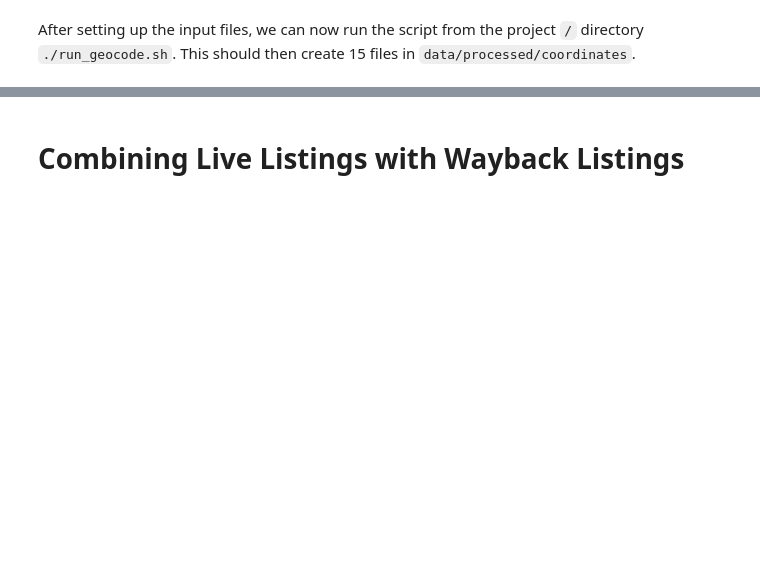
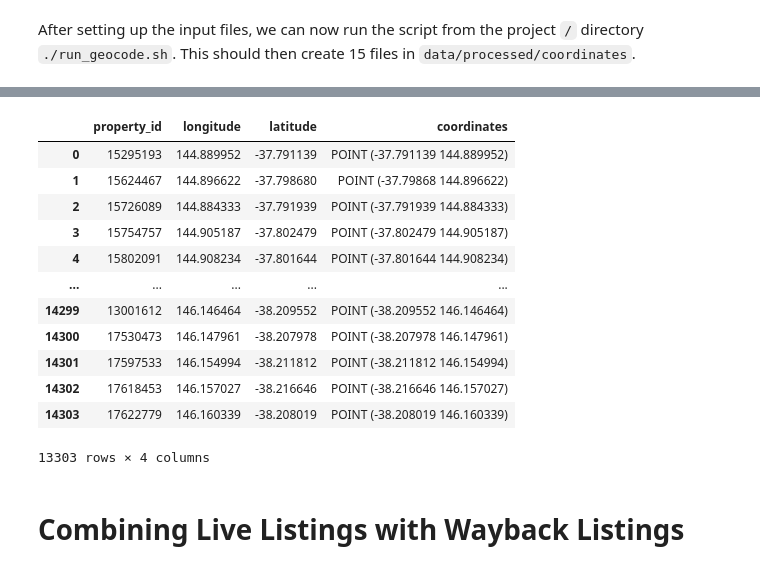
Before and after one commit to jackshee/real-estate-industry-project-public-version, a Jupyter notebook: notebooks/1_preprocess_wayback_listings.ipynb, the cells around one changed output, grey strips where cells are left out. Saved outputs shown, nothing was run; the diff lists cells and outputs as text; code cells hidden in the pictures; blank space fills up the shorter version.

```diff
--- a/notebooks/1_preprocess_wayback_listings.ipynb
+++ b/notebooks/1_preprocess_wayback_listings.ipynb
@@ -309,3 +310,23 @@ Output directory: ../data/raw/missing_coordinates
 Created 15 batch files
 # %% [markdown]
 After setting up the input files, we can now run the script from the project `/` directory `./run_geocode.sh`. This should then create 15 files in `data/processed/coordinates`.
+# %%
+# read in all the csv in data/processed/coordinates and stack into single dataframe
+df_coordinates = preprocessor.merge_batches("../data/processed/coordinates", pattern="batch_*.csv",verbose=True)
+
+# drop rows where geocode_success is False
+df_coordinates = df_coordinates[df_coordinates['geocode_success']]
+
+# drop the geocode_success column
+df_coordinates = df_coordinates.drop(columns=['geocode_success'])
+
+# drop the address column
+df_coordinates = df_coordinates.drop(columns=['address'])
+
+# fix the order of coordinates
+# convert longitude and latitude to Point
+df_coordinates['coordinates'] = df_coordinates.apply(lambda row: Point(row['latitude'], row['longitude']), axis=1)
+
+print(df_coordinates.shape)
+# save to data/processed/coordinates/geocoded_listings.csv
+df_coordinates.to_csv("../data/processed/coordinates/geocoded_wayback_listings.csv", index=False)
@@ -312,3 +351,19 @@ After setting up the input files, we can now run the script from the project `/`
+# %%
+df_coordinates
+# %% [output]
+|  | property_id | longitude | latitude | coordinates |
+| 0 | 15295193 | 144.889952 | -37.791139 | POINT (-37.791139 144.889952) |
+| 1 | 15624467 | 144.896622 | -37.798680 | POINT (-37.79868 144.896622) |
+| 2 | 15726089 | 144.884333 | -37.791939 | POINT (-37.791939 144.884333) |
+| 3 | 15754757 | 144.905187 | -37.802479 | POINT (-37.802479 144.905187) |
+| 4 | 15802091 | 144.908234 | -37.801644 | POINT (-37.801644 144.908234) |
+| ... | ... | ... | ... | ... |
+| 14299 | 13001612 | 146.146464 | -38.209552 | POINT (-38.209552 146.146464) |
+| 14300 | 17530473 | 146.147961 | -38.207978 | POINT (-38.207978 146.147961) |
+| 14301 | 17597533 | 146.154994 | -38.211812 | POINT (-38.211812 146.154994) |
+| 14302 | 17618453 | 146.157027 | -38.216646 | POINT (-38.216646 146.157027) |
+| 14303 | 17622779 | 146.160339 | -38.208019 | POINT (-38.208019 146.160339) |
+13303 rows × 4 columns
 # %% [markdown]
 # Combining Live Listings with Wayback Listings
 # %%
```
Also changed, not shown: parts of 13 cells of this notebook, 22 other files.
